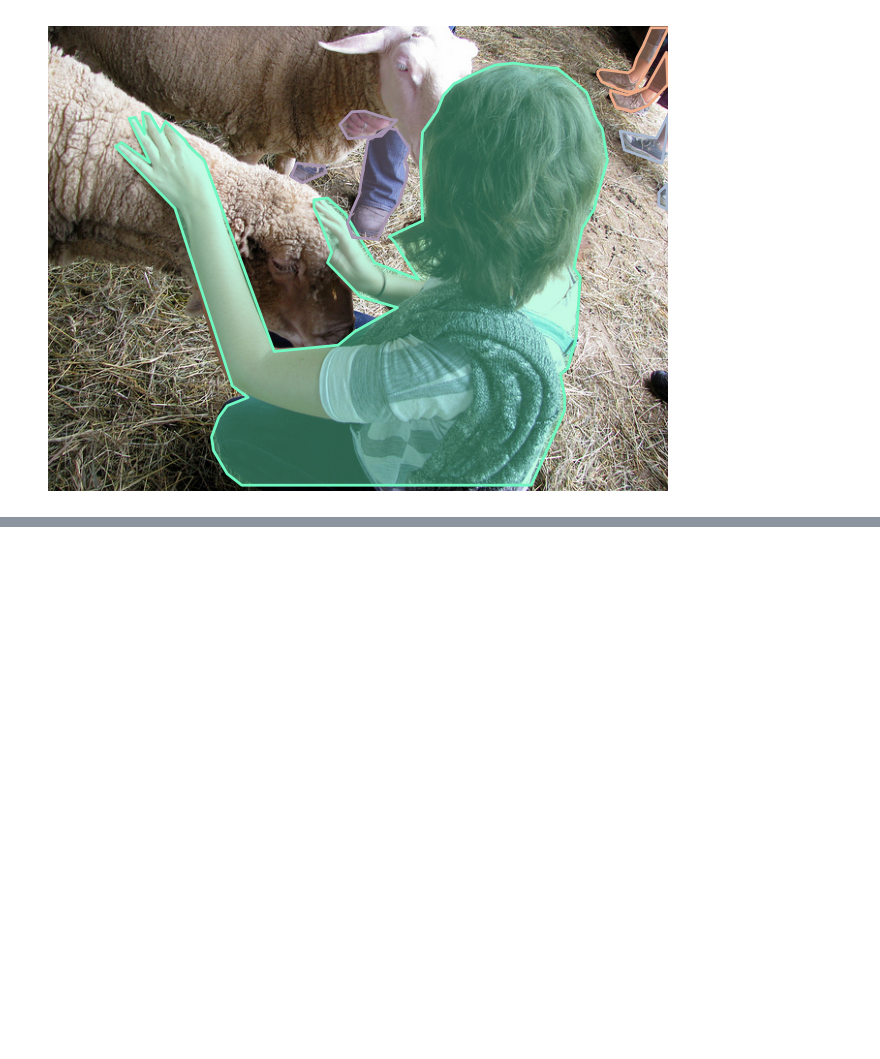
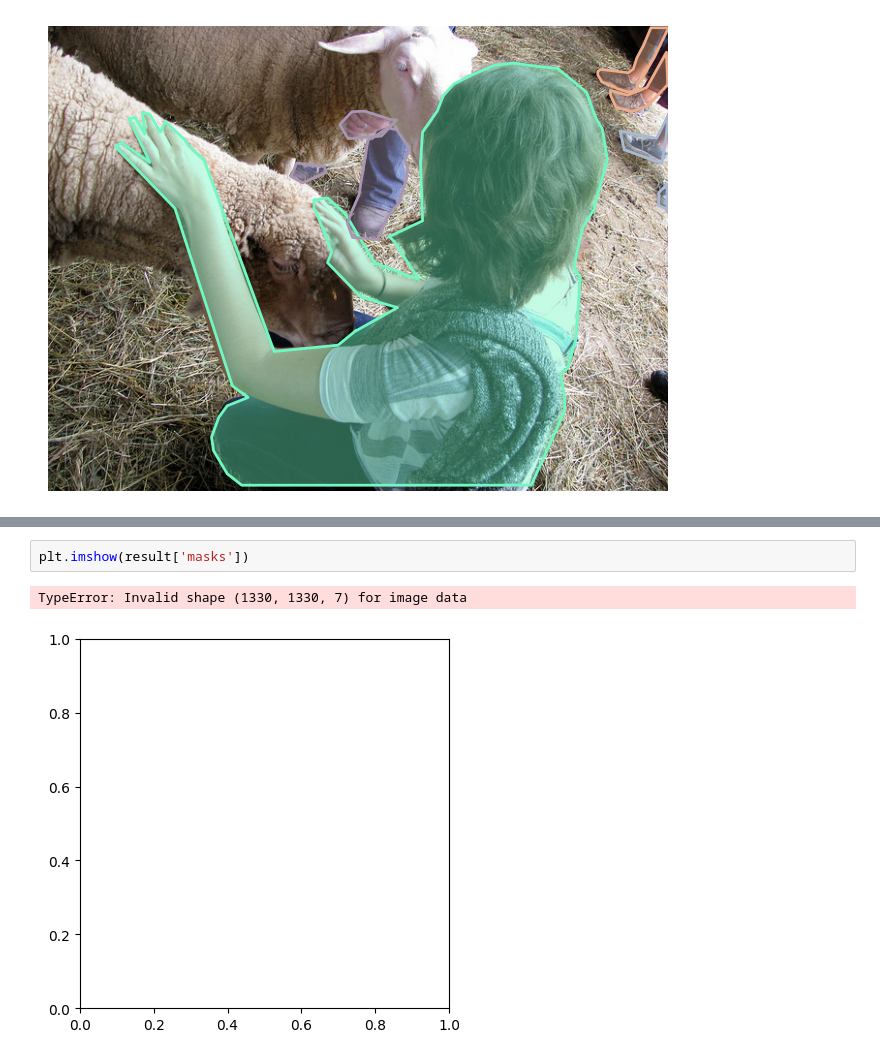
Before and after one commit to Andrew-Ma-2001/yolact-pytorch, a Jupyter notebook: ShowCOCOImage.ipynb, the cells around one changed output, grey strips where cells are left out. Cells and saved outputs as stored; diff of their text form; blank space fills up the shorter version.

Commit message:
Set detect one image

```diff
--- a/ShowCOCOImage.ipynb
+++ b/ShowCOCOImage.ipynb
@@ -55,0 +499,5 @@ for imgId in imgIds[:2]:
+# %%
+plt.imshow(result['masks'])
+# %% [output]
+TypeError: Invalid shape (1330, 1330, 7) for image data
+[figure, added]
```
Also changed, not shown: parts of 2 cells of this notebook, 5 other files.
